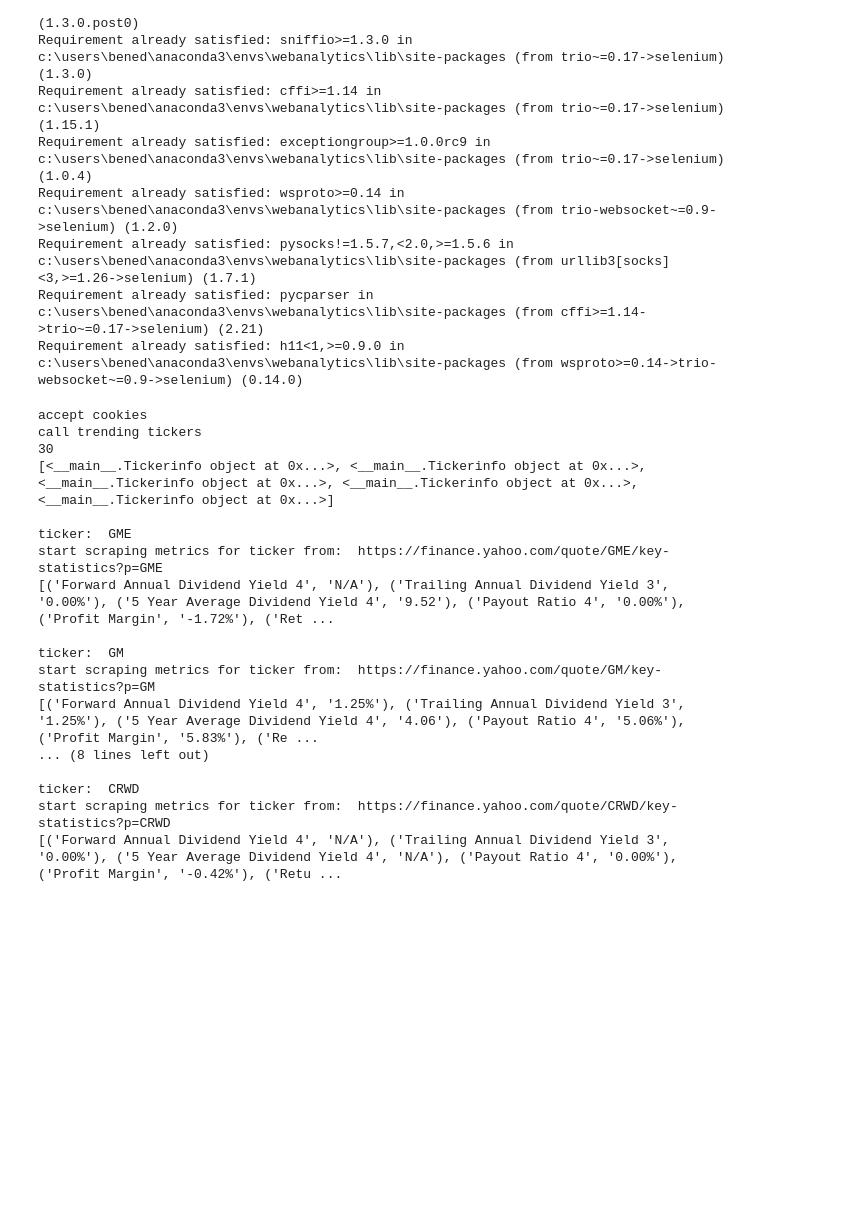
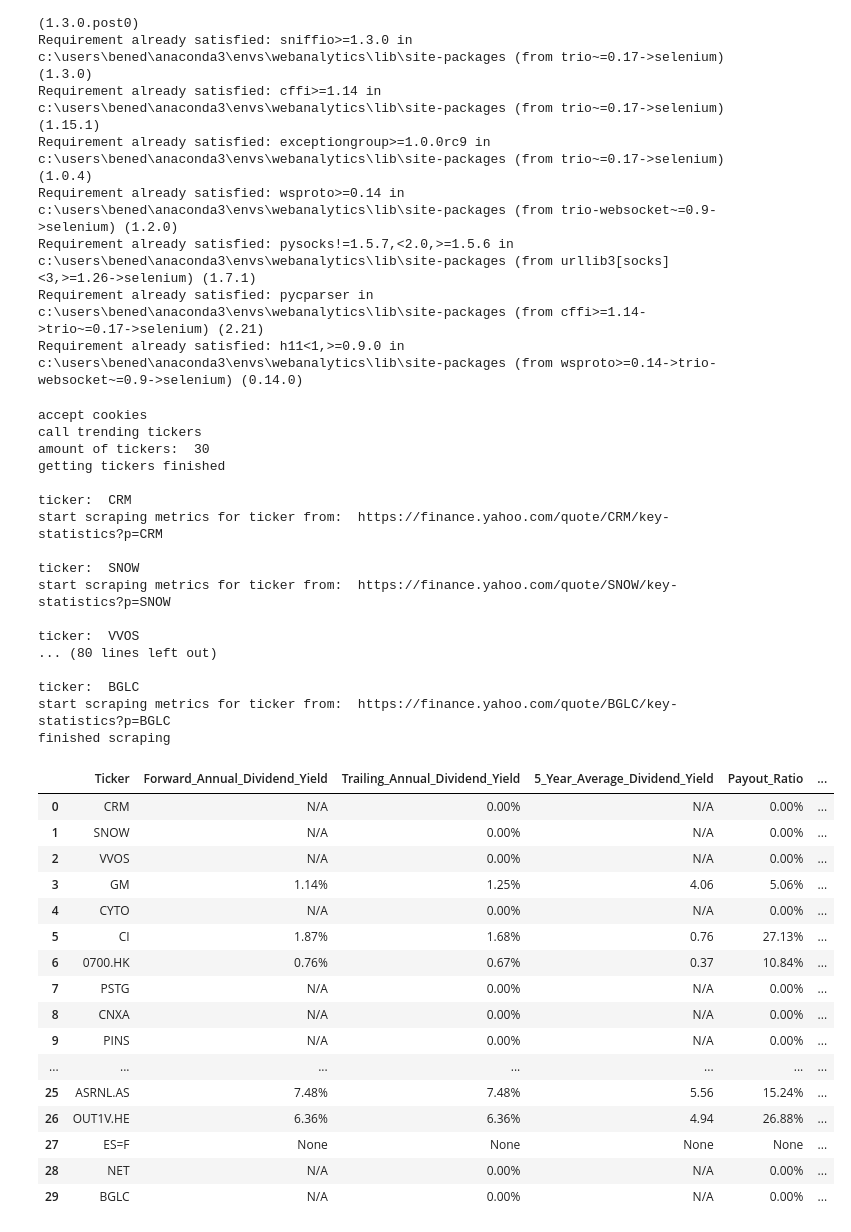
Before and after one commit to mrjorgeparr/StockAnalysis-tool, a Jupyter notebook: Scraping/selenium_scraper.ipynb, the cells around one changed output. Cells and saved outputs as stored; diff of their text form; code cells hidden in the pictures; blank space fills up the shorter version.

Commit message:
output as dataframe, fixing non exisiting pages problem

```diff
--- a/Scraping/selenium_scraper.ipynb
+++ b/Scraping/selenium_scraper.ipynb
@@ -128,7 +168,7 @@ try:
     elements = tab.find_elements(By.TAG_NAME, 'tr')
 
     print("amount of tickers: ", len(elements))
-    elements = elements[:5]  # TODO, take all tickers (only for testing)
+    #elements = elements[:5]  # TODO, take all tickers (only for testing)
 
 
     links = [e.find_element(By.TAG_NAME, 'a') for e in elements]
@@ -138,41 +178,72 @@ try:
 
     print("getting tickers finished")
 
+    required_metrics = Metrics().from_slides()
+
+    df_metrics = pd.DataFrame(columns=[get_key_from_metric_label(label) for label in required_metrics])
+
     # call metric-webpage for each ticker and scrape values
     for ticker in tickers:
+        #if not ticker.name == "ES=F":
+        #    continue
+
         tickername = ticker.name
         print()
         print("ticker: ", tickername)
         url = "https://finance.yahoo.com/quote/"+tickername+"/key-statistics?p="+tickername
         driver.get(url)
 
-        metrics = []
-
+        metrics = [tickername]
          # get metric values from website
         print("start scraping metrics for ticker from: ", driver.current_url)
-        metrics = get_metrics_from_site(driver, Metrics().from_slides())
+        metrics = add_metrics_from_site(driver, metrics, required_metrics)
 
-        print(metrics)
+         # add metrics as new last row to df
+        df_metrics.loc[len(df_metrics)] = metrics
 
+    #print(df_metrics)
 
 finally:
     # Close the WebDriver
     driver.quit()
+
+print()
+print("finished scraping")
 # %% [output]
 accept cookies
 call trending tickers
-30
-[<__main__.Tickerinfo object at 0x...>, <__main__.Tickerinfo object at 0x...>, <__main__.Tickerinfo object at 0x...>, <__main__.Tickerinfo object at 0x...>, <__main__.Tickerinfo object at 0x...>]
+amount of tickers:  30
+getting tickers finished
 
-ticker:  GME
-start scraping metrics for ticker from:  https://finance.yahoo.com/quote/GME/key-statistics?p=GME
-[('Forward Annual Dividend Yield 4', 'N/A'), ('Trailing Annual Dividend Yield 3', '0.00%'), ('5 Year Average Dividend Yield 4', '9.52'), ('Payout Ratio 4', '0.00%'), ('Profit Margin', '-1.72%'), ('Ret ...
+ticker:  CRM
+start scraping metrics for ticker from:  https://finance.yahoo.com/quote/CRM/key-statistics?p=CRM
 
-ticker:  GM
-start scraping metrics for ticker from:  https://finance.yahoo.com/quote/GM/key-statistics?p=GM
-[('Forward Annual Dividend Yield 4', '1.25%'), ('Trailing Annual Dividend Yield 3', '1.25%'), ('5 Year Average Dividend Yield 4', '4.06'), ('Payout Ratio 4', '5.06%'), ('Profit Margin', '5.83%'), ('Re ...
-... (8 lines left out)
+ticker:  SNOW
+start scraping metrics for ticker from:  https://finance.yahoo.com/quote/SNOW/key-statistics?p=SNOW
 
-ticker:  CRWD
-start scraping metrics for ticker from:  https://finance.yahoo.com/quote/CRWD/key-statistics?p=CRWD
-[('Forward Annual Dividend Yield 4', 'N/A'), ('Trailing Annual Dividend Yield 3', '0.00%'), ('5 Year Average Dividend Yield 4', 'N/A'), ('Payout Ratio 4', '0.00%'), ('Profit Margin', '-0.42%'), ('Retu ...
+ticker:  VVOS
+... (80 lines left out)
+
+ticker:  BGLC
+start scraping metrics for ticker from:  https://finance.yahoo.com/quote/BGLC/key-statistics?p=BGLC
+finished scraping
+# %%
+df_metrics
+# %% [output]
+|  | Ticker | Forward_Annual_Dividend_Yield | Trailing_Annual_Dividend_Yield | 5_Year_Average_Dividend_Yield | Payout_Ratio | ... |
+| 0 | CRM | N/A | 0.00% | N/A | 0.00% | ... |
+| 1 | SNOW | N/A | 0.00% | N/A | 0.00% | ... |
+| 2 | VVOS | N/A | 0.00% | N/A | 0.00% | ... |
+| 3 | GM | 1.14% | 1.25% | 4.06 | 5.06% | ... |
+| 4 | CYTO | N/A | 0.00% | N/A | 0.00% | ... |
+| 5 | CI | 1.87% | 1.68% | 0.76 | 27.13% | ... |
+| 6 | 0700.HK | 0.76% | 0.67% | 0.37 | 10.84% | ... |
+| 7 | PSTG | N/A | 0.00% | N/A | 0.00% | ... |
+| 8 | CNXA | N/A | 0.00% | N/A | 0.00% | ... |
+| 9 | PINS | N/A | 0.00% | N/A | 0.00% | ... |
+| ... | ... | ... | ... | ... | ... | ... |
+| 25 | ASRNL.AS | 7.48% | 7.48% | 5.56 | 15.24% | ... |
+| 26 | OUT1V.HE | 6.36% | 6.36% | 4.94 | 26.88% | ... |
+| 27 | ES=F | None | None | None | None | ... |
+| 28 | NET | N/A | 0.00% | N/A | 0.00% | ... |
+| 29 | BGLC | N/A | 0.00% | N/A | 0.00% | ... |
```
Also changed, not shown: parts of 3 cells of this notebook.
